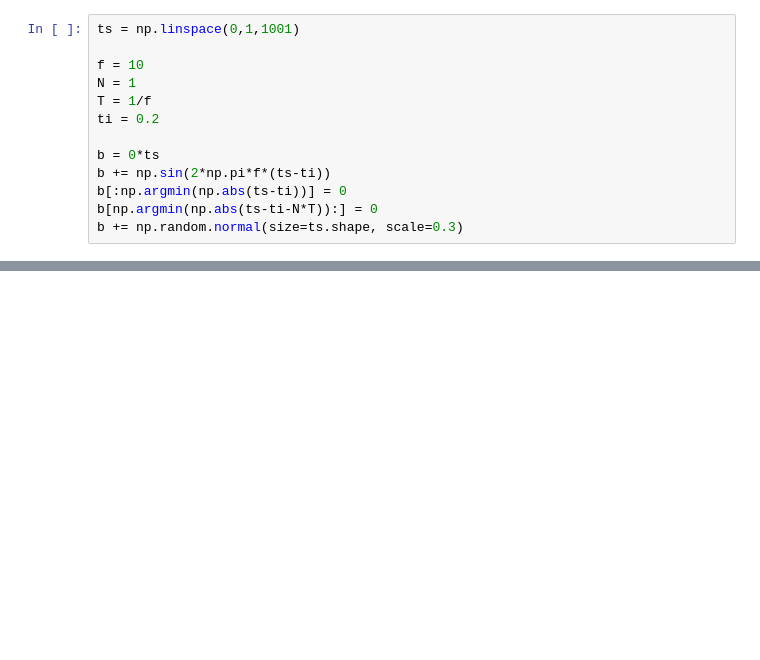
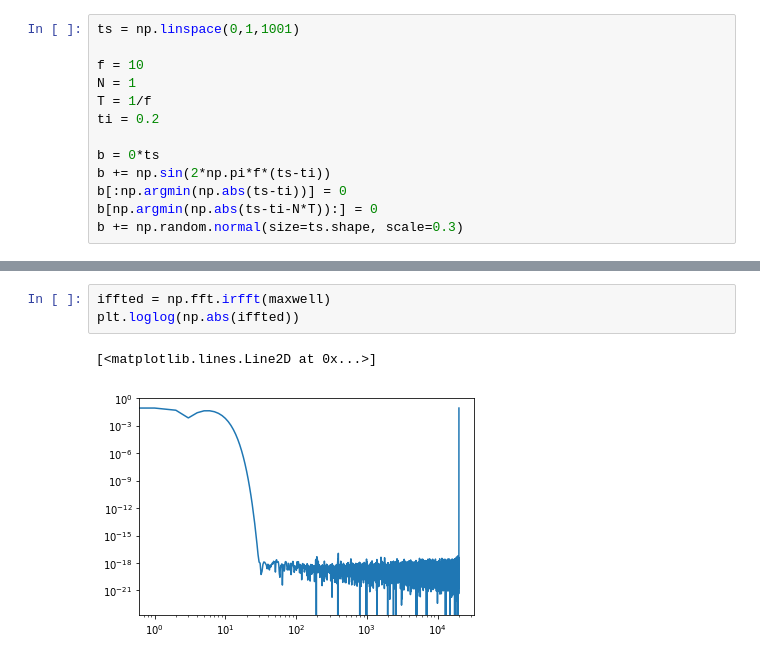
Before and after one commit to ttlaz123/axion_detector, a Jupyter notebook: scratch/tdyson/fft_fun.ipynb, the cells around one changed output, grey strips where cells are left out. Saved outputs shown, nothing was run; the diff lists cells and outputs as text; blank space fills up the shorter version.

```diff
--- a/scratch/tdyson/fft_fun.ipynb
+++ b/scratch/tdyson/fft_fun.ipynb
@@ -35,0 +63,6 @@ plt.plot(freqs,np.unwrap(np.angle(ffted)))
+# %%
+iffted = np.fft.irfft(maxwell)
+plt.loglog(np.abs(iffted))
+# %% [output]
+[<matplotlib.lines.Line2D at 0x...>]
+[figure, added]
```
Also changed, not shown: parts of 11 cells of this notebook, 7 other files.
